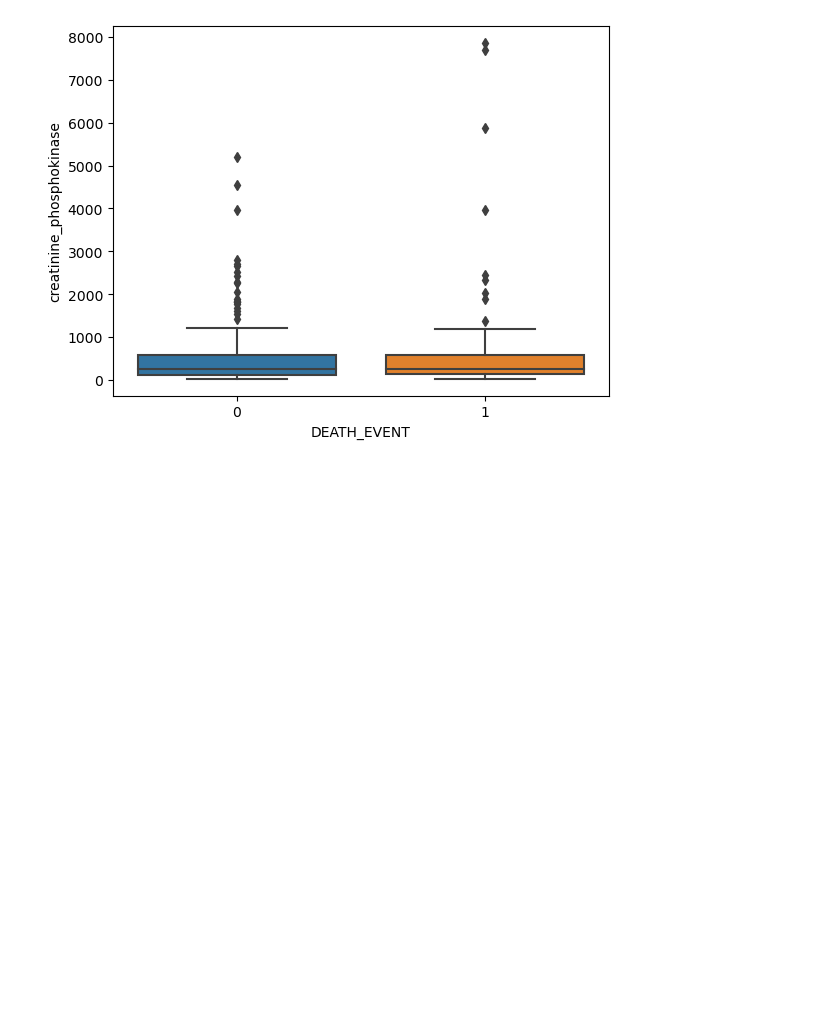
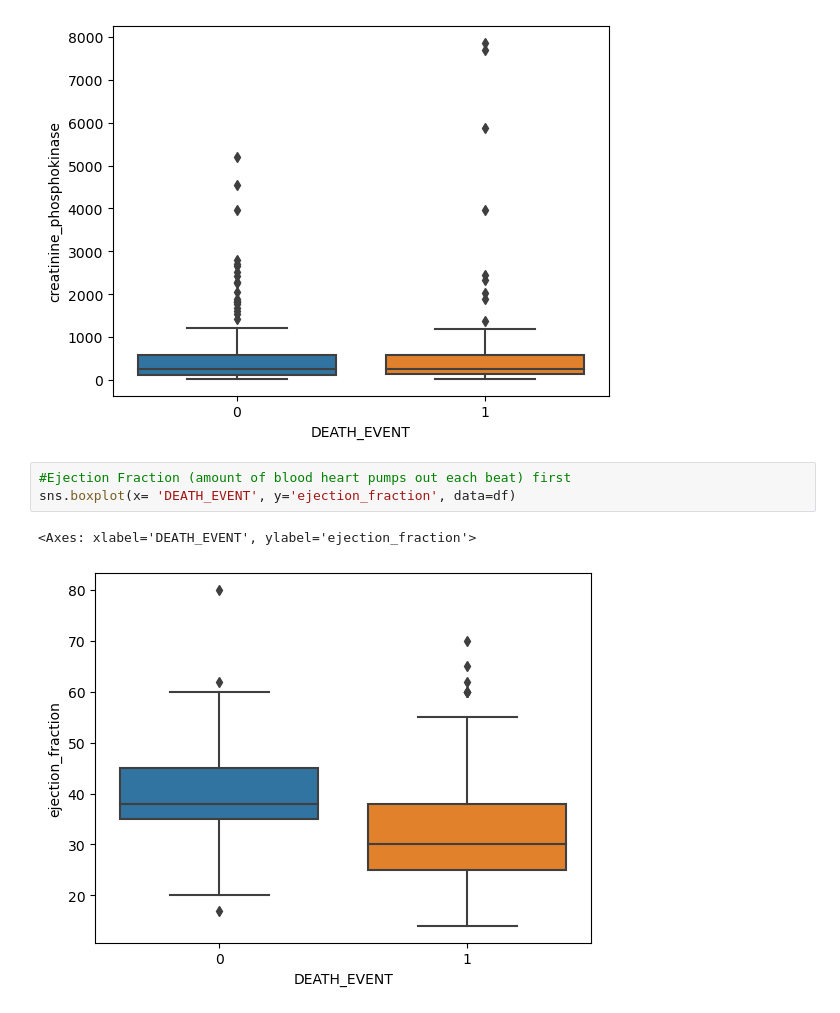
Before and after one commit to vicky887766/schulich-6666, a Jupyter notebook: ad_to_end_Classification.ipynb, the cells around one changed output. Saved outputs shown, nothing was run; the diff lists cells and outputs as text; blank space fills up the shorter version.

```diff
--- a/ad_to_end_Classification.ipynb
+++ b/ad_to_end_Classification.ipynb
@@ -62,3 +62,9 @@ sns.boxplot(x= 'DEATH_EVENT', y='creatinine_phosphokinase', data=df)
 # %% [output]
 <Axes: xlabel='DEATH_EVENT', ylabel='creatinine_phosphokinase'>
 [figure]
+# %%
+#Ejection Fraction (amount of blood heart pumps out each beat) first
+sns.boxplot(x= 'DEATH_EVENT', y='ejection_fraction', data=df)
+# %% [output]
+<Axes: xlabel='DEATH_EVENT', ylabel='ejection_fraction'>
+[figure, added]
```
Also changed, not shown: parts of 1 cell of this notebook.
